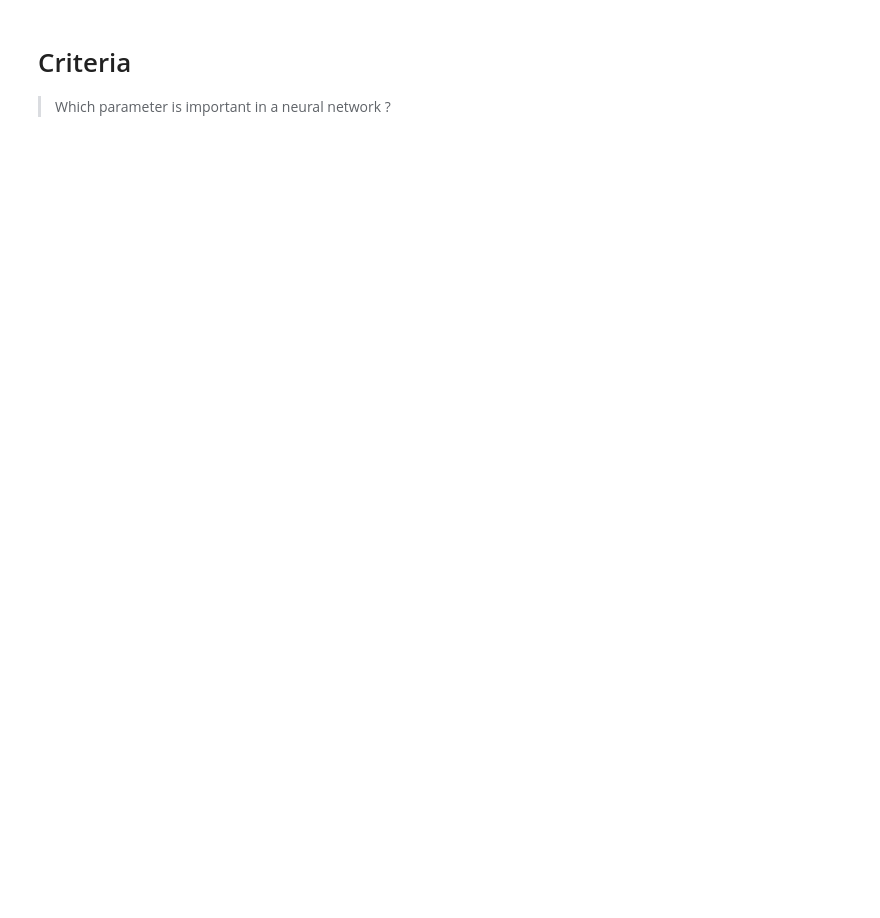
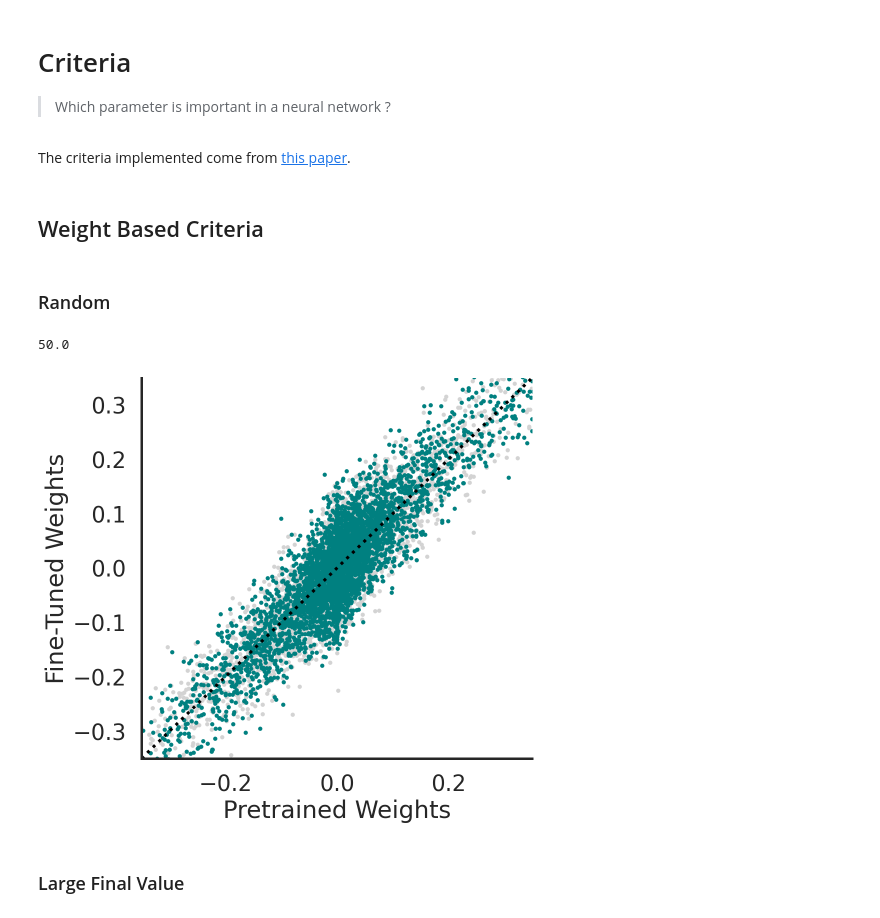
Before and after one commit to nathanhubens/fasterai, a Jupyter notebook: nbs/0b_criteria.ipynb, the cells around one changed output. Cells and saved outputs as stored; diff of their text form; code cells hidden in the pictures; blank space fills up the shorter version.

Commit message:
add criteria

```diff
--- a/nbs/0b_criteria.ipynb
+++ b/nbs/0b_criteria.ipynb
@@ -73,0 +12,2 @@ def movement(m):
+# %% [markdown]
+The criteria implemented come from [this paper](https://arxiv.org/pdf/1905.01067.pdf).
@@ -73,0 +55,31 @@ def movement(m):
+# %% [markdown]
+## Weight Based Criteria
+# %% [markdown]
+### Random
+# %%
+#export
+def random(m, granularity):
+
+    if granularity == 'weight':
+        w = torch.randn(m.weight.shape)
+
+    elif granularity == 'vector':
+        dim = 3 # dim=1 -> channel vector, dim=2 -> column vector, dim=3 -> row vector
+        w = torch.randn(m.weight.shape).mean(dim=dim, keepdim=True)
+
+    elif granularity == 'kernel':
+        w = torch.randn(m.weight.shape).mean(dim=(2,3), keepdim=True)
+
+    elif granularity == 'filter':
+        w = torch.randn(m.weight.shape).mean(dim=(1,2,3), keepdim=True)
+
+    else: raise NameError('Invalid Granularity')
+
+    return w
+# %%
+demo_model(random)
+# %% [output]
+50.0
+[figure, added]
+# %% [markdown]
+### Large Final Value
```
Also changed, not shown: parts of 31 cells of this notebook, 14 other files.
